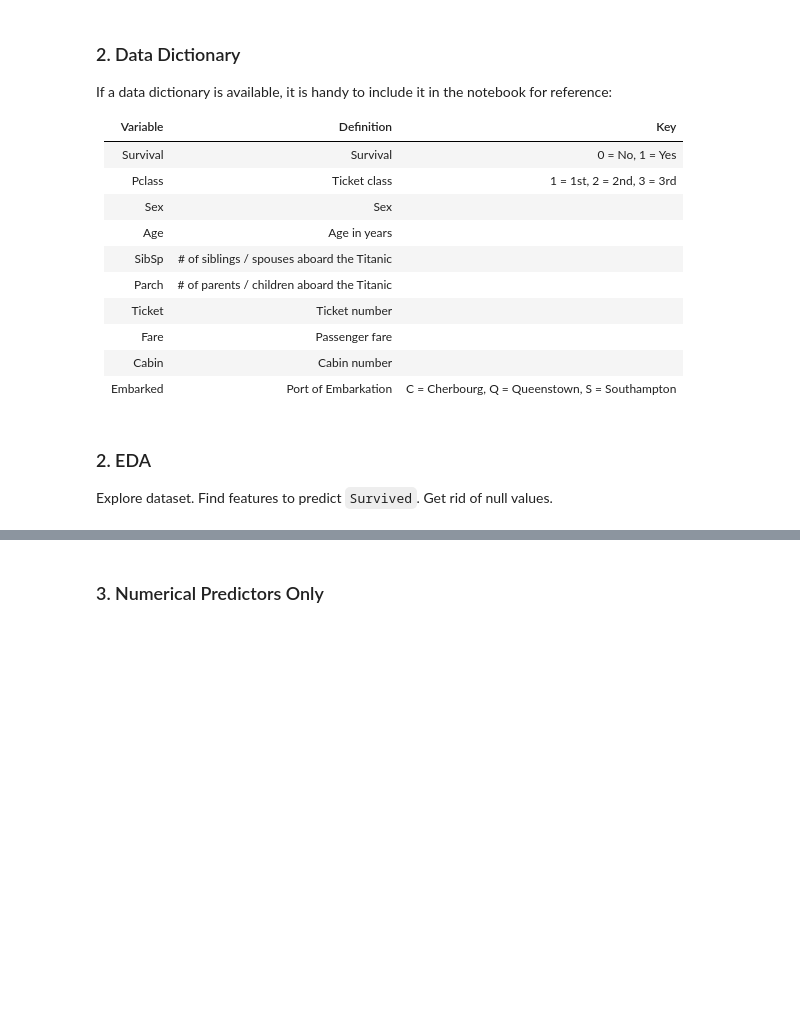
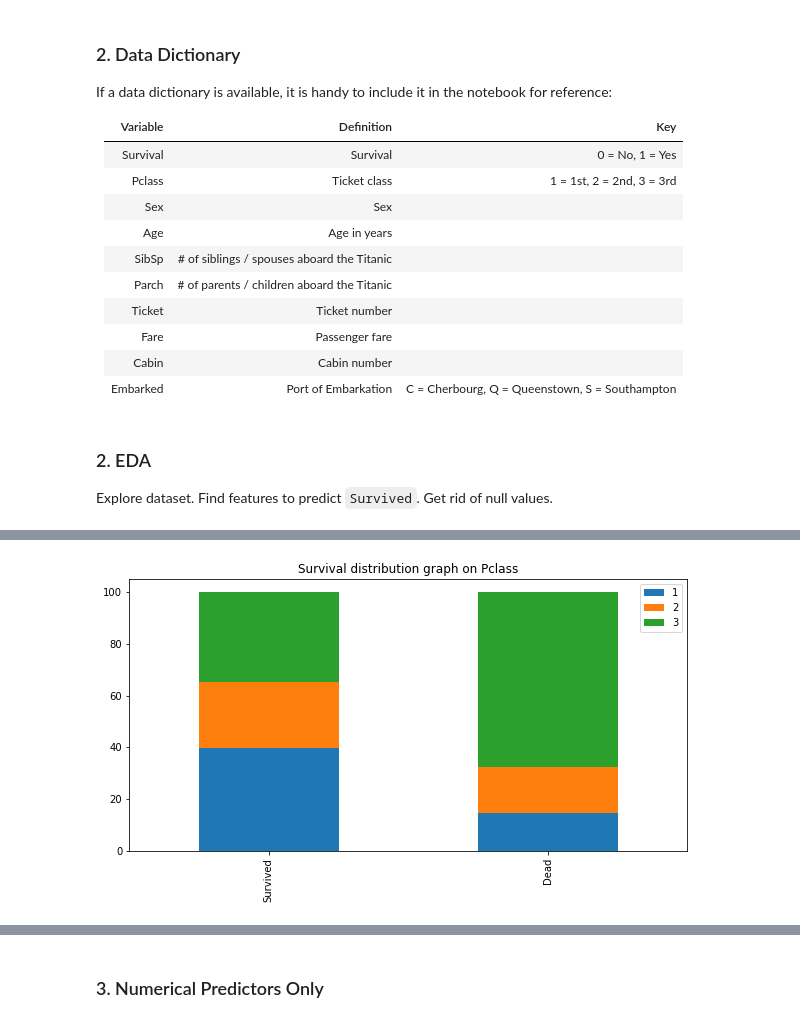
Before and after one commit to IsabelleUslu/InstituteOfDataLabs, a Jupyter notebook: Module_5/IOD_Lab_5_1.ipynb, the cells around one changed output, grey strips where cells are left out. Cells and saved outputs as stored; diff of their text form; code cells hidden in the pictures; blank space fills up the shorter version.

```diff
--- a/Module_5/IOD_Lab_5_1.ipynb
+++ b/Module_5/IOD_Lab_5_1.ipynb
@@ -58,0 +150,5 @@ Explore dataset. Find features to predict `Survived`. Get rid of null values.
+# %%
+# Survival vs Pclass
+bar_chart(titanic, 'Pclass')
+# %% [output]
+[figure, added]
```
Also changed, not shown: parts of 72 cells of this notebook.
